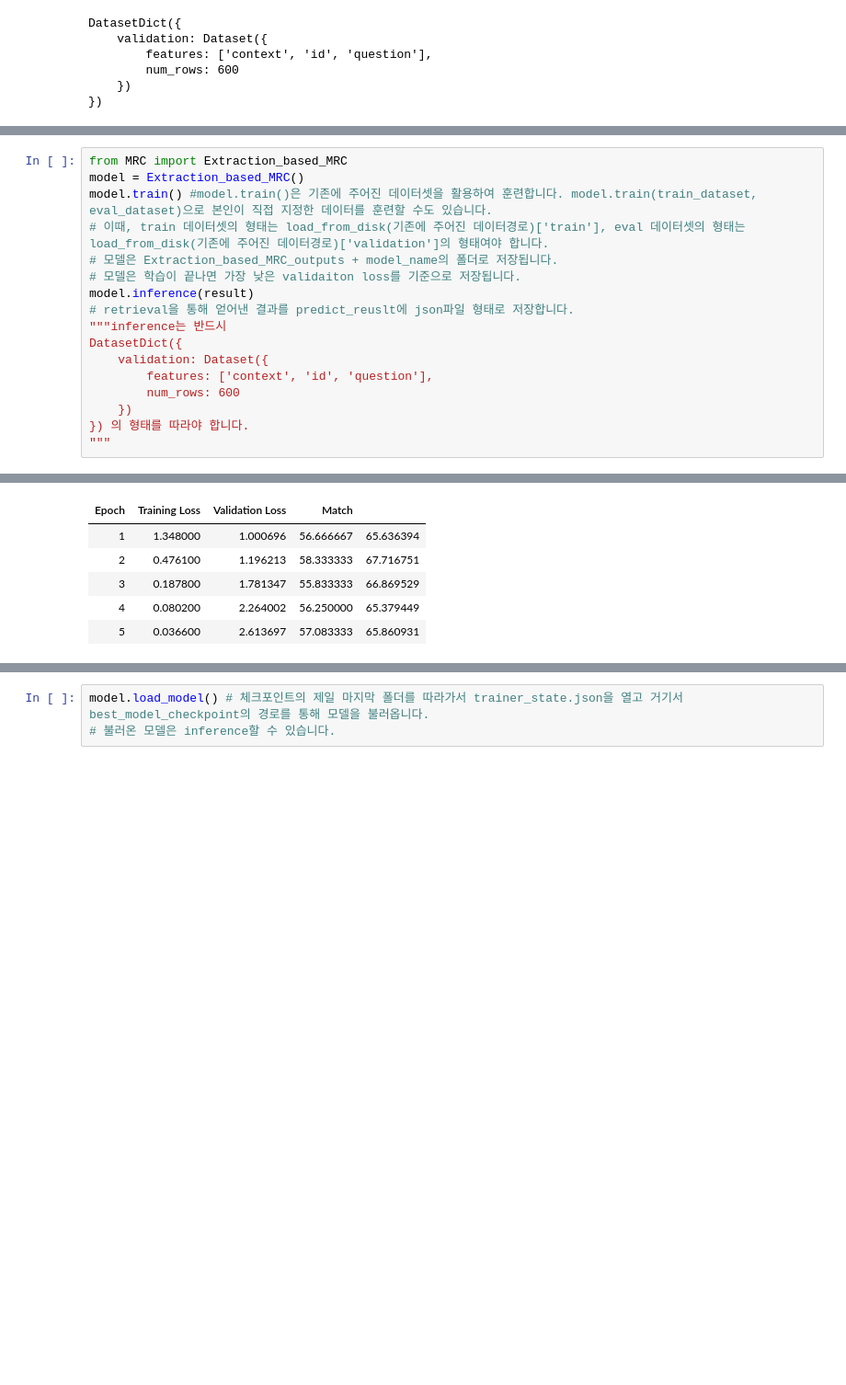
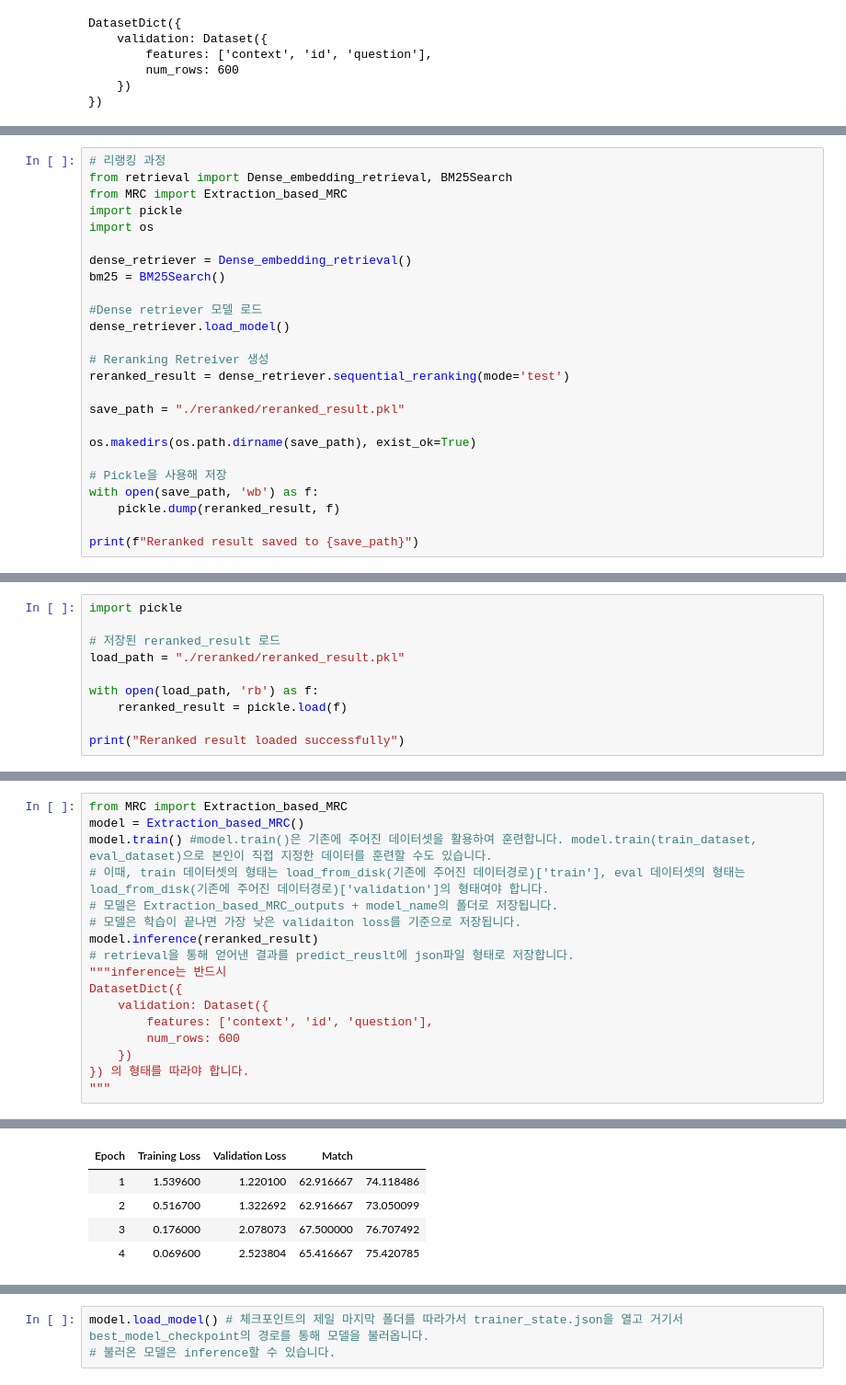
Before and after one commit to boostcampaitech7/level2-mrc-nlp-10, a Jupyter notebook: Template/howtouse_MRC.ipynb, the cells around one changed output, grey strips where cells are left out. Shown: that part at 92% size. Drawn from its saved outputs; the diff is of its cells as text; blank space fills up the shorter version.

```diff
--- a/Template/howtouse_MRC.ipynb
+++ b/Template/howtouse_MRC.ipynb
@@ -20,0 +35,25 @@ DatasetDict({
+# %%
+# 리랭킹 과정
+from retrieval import Dense_embedding_retrieval, BM25Search
+from MRC import Extraction_based_MRC
+import pickle
+import os
+
+dense_retriever = Dense_embedding_retrieval()
+bm25 = BM25Search()
+
+#Dense retriever 모델 로드
+dense_retriever.load_model()
+
+# Reranking Retreiver 생성
+reranked_result = dense_retriever.sequential_reranking(mode='test')
+
+save_path = "./reranked/reranked_result.pkl"
+
+os.makedirs(os.path.dirname(save_path), exist_ok=True)
+
+# Pickle을 사용해 저장
+with open(save_path, 'wb') as f:
+    pickle.dump(reranked_result, f)
+
+print(f"Reranked result saved to {save_path}")
@@ -20,0 +126,10 @@ DatasetDict({
+# %%
+import pickle
+
+# 저장된 reranked_result 로드
+load_path = "./reranked/reranked_result.pkl"
+
+with open(load_path, 'rb') as f:
+    reranked_result = pickle.load(f)
+
+print("Reranked result loaded successfully")
@@ -25,7 +142,7 @@ model.train() #model.train()은 기존에 주어진 데이터셋을 활용하여
 # 이때, train 데이터셋의 형태는 load_from_disk(기존에 주어진 데이터경로)['train'], eval 데이터셋의 형태는 load_from_disk(기존에 주어진 데이터경로)['validation']의 형태여야 합니다.
 # 모델은 Extraction_based_MRC_outputs + model_name의 폴더로 저장됩니다.
 # 모델은 학습이 끝나면 가장 낮은 validaiton loss를 기준으로 저장됩니다.
-model.inference(result)
+model.inference(reranked_result)
 # retrieval을 통해 얻어낸 결과를 predict_reuslt에 json파일 형태로 저장합니다.
 """inference는 반드시
 DatasetDict({
@@ -67,6 +187,5 @@ You're using a BertTokenizerFast tokenizer. Please note that with a fast tokeniz
 | Epoch | Training Loss | Validation Loss | Match |  |
-| 1 | 1.348000 | 1.000696 | 56.666667 | 65.636394 |
-| 2 | 0.476100 | 1.196213 | 58.333333 | 67.716751 |
-| 3 | 0.187800 | 1.781347 | 55.833333 | 66.869529 |
-| 4 | 0.080200 | 2.264002 | 56.250000 | 65.379449 |
-| 5 | 0.036600 | 2.613697 | 57.083333 | 65.860931 |
+| 1 | 1.539600 | 1.220100 | 62.916667 | 74.118486 |
+| 2 | 0.516700 | 1.322692 | 62.916667 | 73.050099 |
+| 3 | 0.176000 | 2.078073 | 67.500000 | 76.707492 |
+| 4 | 0.069600 | 2.523804 | 65.416667 | 75.420785 |
```
Also changed, not shown: parts of 6 cells of this notebook, 2 other files.
